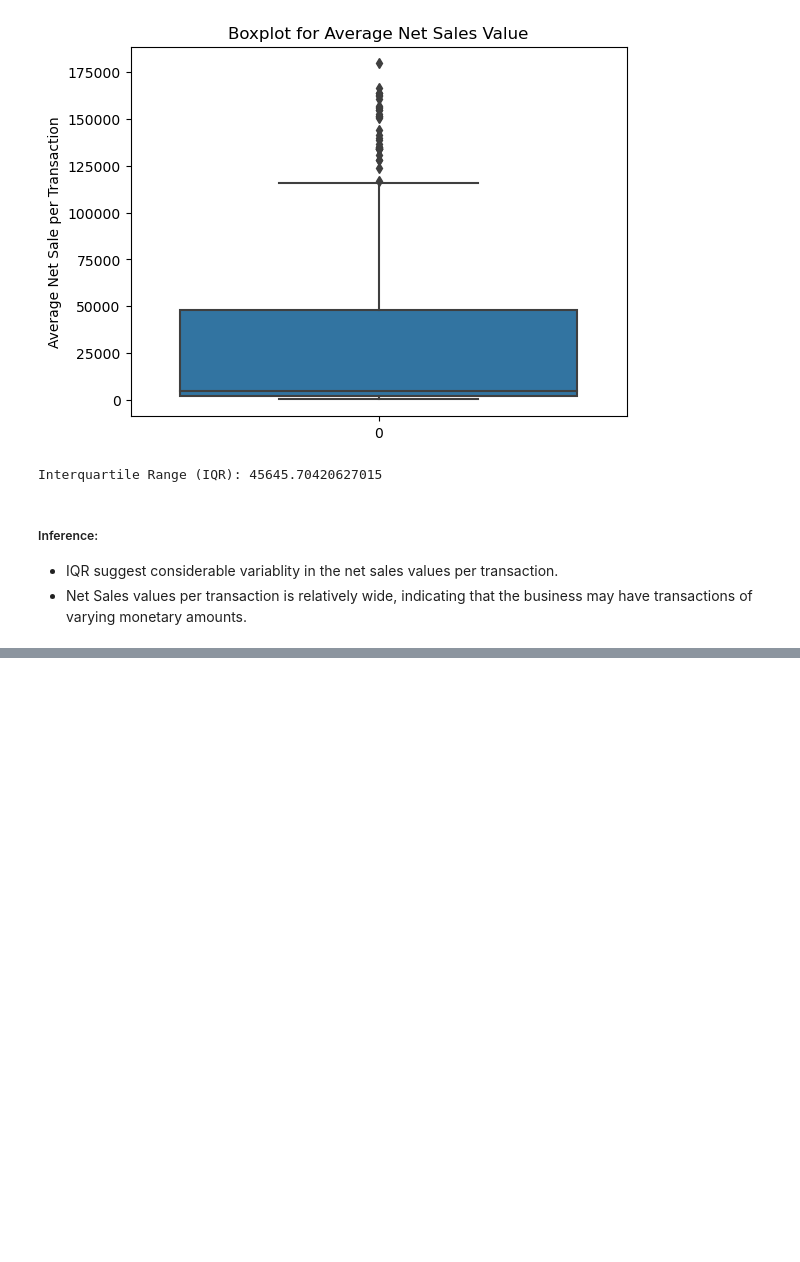
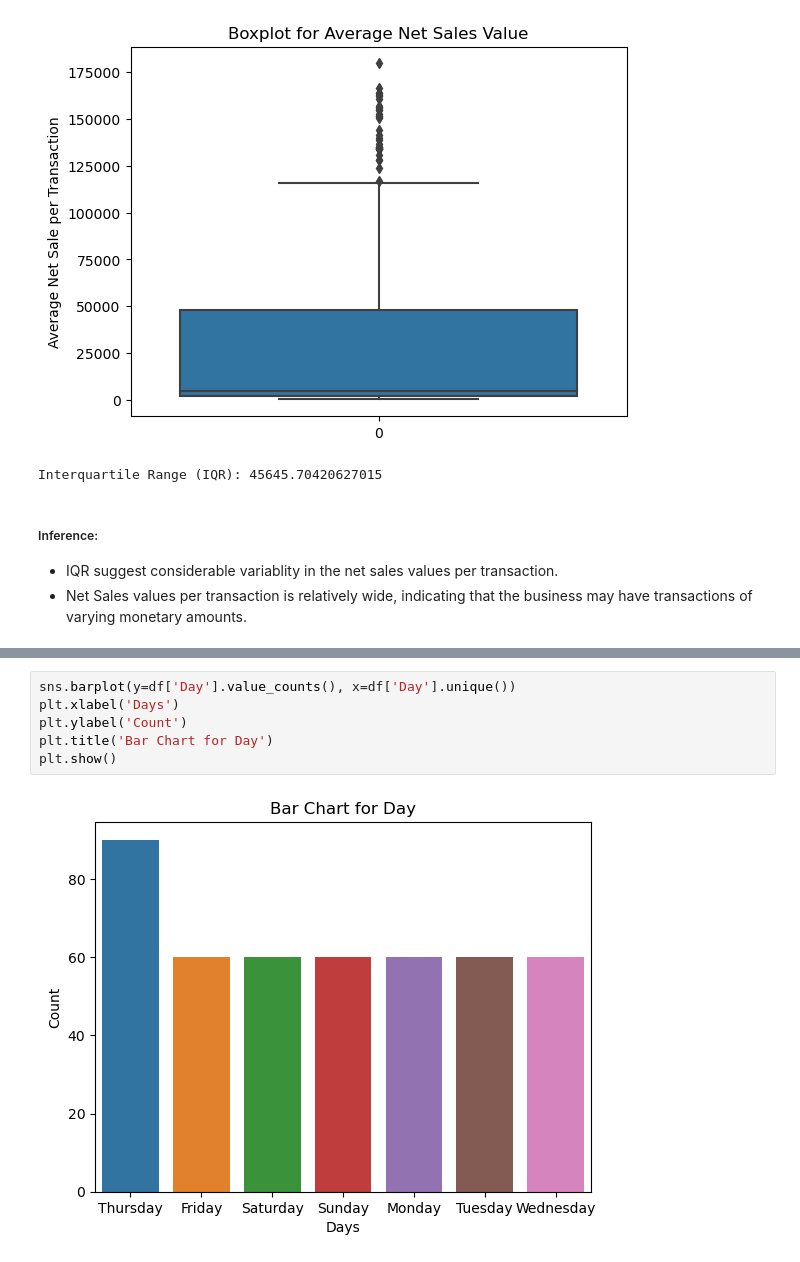
Before and after one commit to Priyanshu501/Assignments, a Jupyter notebook: Basic stats - 1/Basic_Stats-1.ipynb, the cells around one changed output, grey strips where cells are left out. Cells and saved outputs as stored; diff of their text form; blank space fills up the shorter version.

```diff
--- a/Basic stats - 1/Basic_Stats-1.ipynb
+++ b/Basic stats - 1/Basic_Stats-1.ipynb
@@ -322,0 +369,8 @@ Interquartile Range (IQR): 45645.70420627015
+# %%
+sns.barplot(y=df['Day'].value_counts(), x=df['Day'].unique())
+plt.xlabel('Days')
+plt.ylabel('Count')
+plt.title('Bar Chart for Day')
+plt.show()
+# %% [output]
+[figure, added]
```
Also changed, not shown: parts of 9 cells of this notebook.
